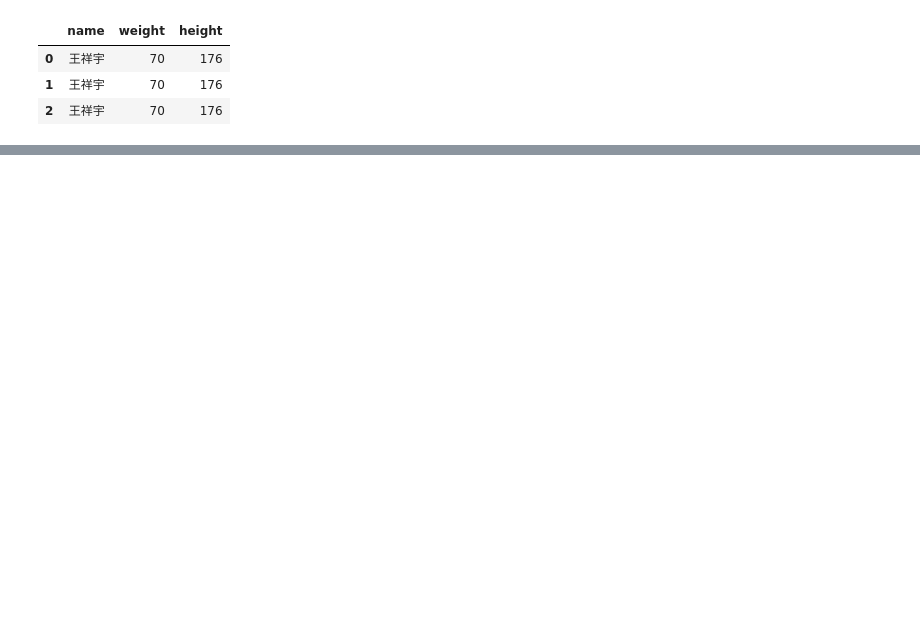
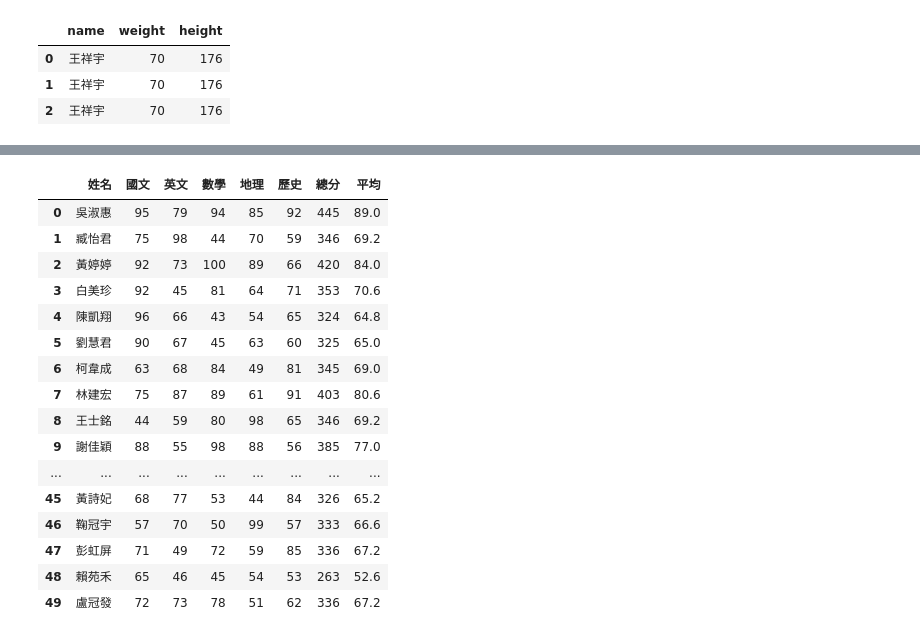
Before and after one commit to xiangyuwang1111/2024_xiangyu, a Jupyter notebook: 0324/0324_4.ipynb, the cells around one changed output, grey strips where cells are left out. Saved outputs shown, nothing was run; the diff lists cells and outputs as text; code cells hidden in the pictures; blank space fills up the shorter version.

```diff
--- a/0324/0324_4.ipynb
+++ b/0324/0324_4.ipynb
@@ -36,0 +162,25 @@ df1
+# %%
+#加項
+df2=df1.copy()
+total_series=df1['國文']+df1['英文']+df1['數學']+df1['地理']+df1['歷史']
+df2['總分']=total_series
+df2['平均']=df2['總分']/5
+df2
+# %% [output]
+|  | 姓名 | 國文 | 英文 | 數學 | 地理 | 歷史 | 總分 | 平均 |
+| 0 | 吳淑惠 | 95 | 79 | 94 | 85 | 92 | 445 | 89.0 |
+| 1 | 臧怡君 | 75 | 98 | 44 | 70 | 59 | 346 | 69.2 |
+| 2 | 黃婷婷 | 92 | 73 | 100 | 89 | 66 | 420 | 84.0 |
+| 3 | 白美珍 | 92 | 45 | 81 | 64 | 71 | 353 | 70.6 |
+| 4 | 陳凱翔 | 96 | 66 | 43 | 54 | 65 | 324 | 64.8 |
+| 5 | 劉慧君 | 90 | 67 | 45 | 63 | 60 | 325 | 65.0 |
+| 6 | 柯韋成 | 63 | 68 | 84 | 49 | 81 | 345 | 69.0 |
+| 7 | 林建宏 | 75 | 87 | 89 | 61 | 91 | 403 | 80.6 |
+| 8 | 王士銘 | 44 | 59 | 80 | 98 | 65 | 346 | 69.2 |
+| 9 | 謝佳穎 | 88 | 55 | 98 | 88 | 56 | 385 | 77.0 |
+| ... | ... | ... | ... | ... | ... | ... | ... | ... |
+| 45 | 黃詩妃 | 68 | 77 | 53 | 44 | 84 | 326 | 65.2 |
+| 46 | 鞠冠宇 | 57 | 70 | 50 | 99 | 57 | 333 | 66.6 |
+| 47 | 彭虹屏 | 71 | 49 | 72 | 59 | 85 | 336 | 67.2 |
+| 48 | 賴苑禾 | 65 | 46 | 45 | 54 | 53 | 263 | 52.6 |
+| 49 | 盧冠發 | 72 | 73 | 78 | 51 | 62 | 336 | 67.2 |
```
Also changed, not shown: parts of 7 cells of this notebook.
